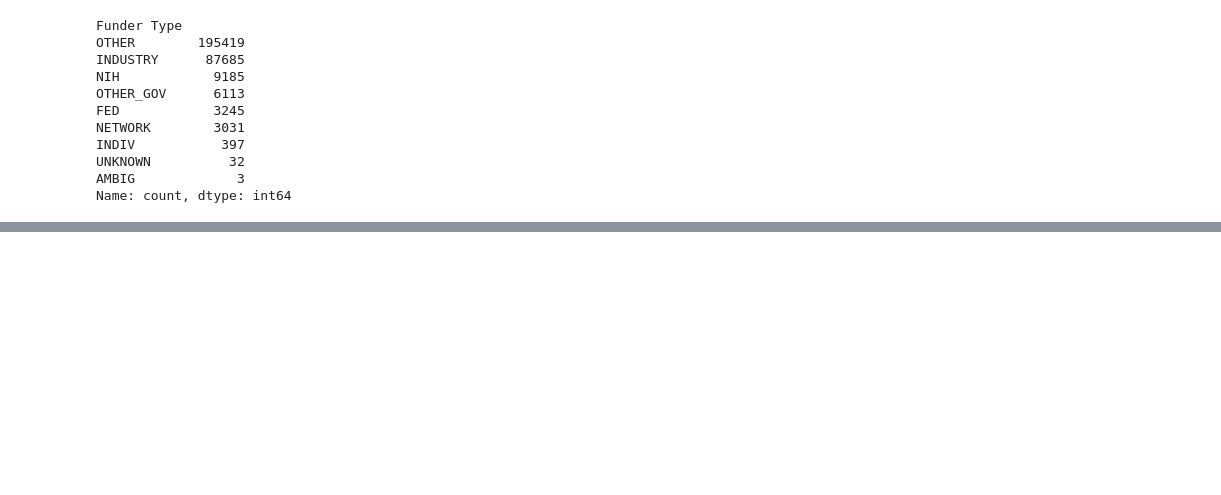
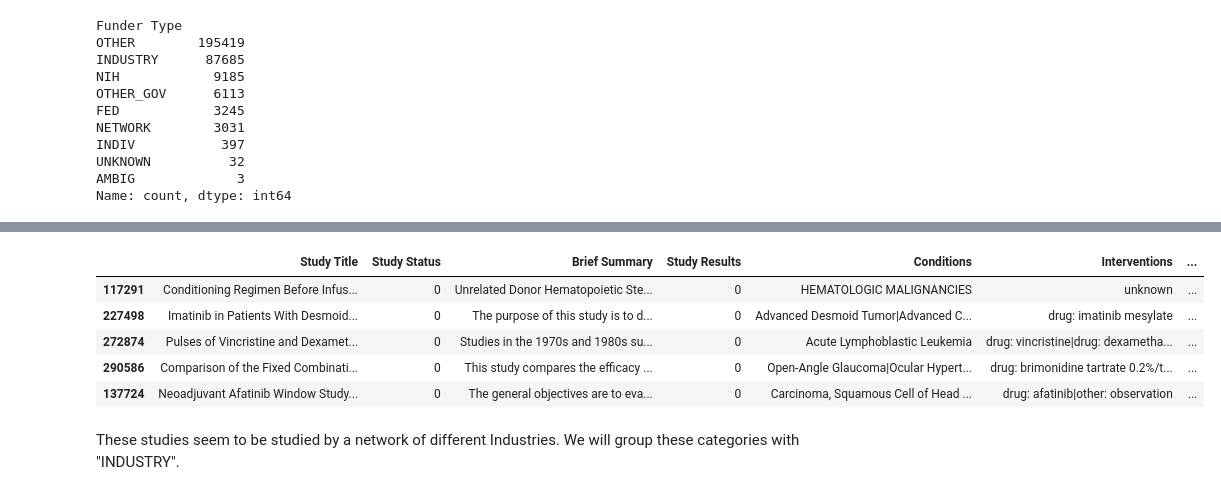
Before and after one commit to clem21chan/Clinical_Trials_Capstone, a Jupyter notebook: Notebooks/2_Preprocessing&EDA.ipynb, the cells around one changed output, grey strips where cells are left out. Saved outputs shown, nothing was run; the diff lists cells and outputs as text; code cells hidden in the pictures; blank space fills up the shorter version.

```diff
--- a/Notebooks/2_Preprocessing&EDA.ipynb
+++ b/Notebooks/2_Preprocessing&EDA.ipynb
@@ -688,0 +737,12 @@ Name: count, dtype: int64
+# %%
+# Network is next
+df[df['Funder Type']=='NETWORK'].sample(5)
+# %% [output]
+|  | Study Title | Study Status | Brief Summary | Study Results | Conditions | Interventions | ... |
+| 117291 | Conditioning Regimen Before Infus... | 0 | Unrelated Donor Hematopoietic Ste... | 0 | HEMATOLOGIC MALIGNANCIES | unknown | ... |
+| 227498 | Imatinib in Patients With Desmoid... | 0 | The purpose of this study is to d... | 0 | Advanced Desmoid Tumor|Advanced C... | drug: imatinib mesylate | ... |
+| 272874 | Pulses of Vincristine and Dexamet... | 0 | Studies in the 1970s and 1980s su... | 0 | Acute Lymphoblastic Leukemia | drug: vincristine|drug: dexametha... | ... |
+| 290586 | Comparison of the Fixed Combinati... | 0 | This study compares the efficacy ... | 0 | Open-Angle Glaucoma|Ocular Hypert... | drug: brimonidine tartrate 0.2%/t... | ... |
+| 137724 | Neoadjuvant Afatinib Window Study... | 0 | The general objectives are to eva... | 0 | Carcinoma, Squamous Cell of Head ... | drug: afatinib|other: observation | ... |
+# %% [markdown]
+These studies seem to be studied by a network of different Industries. We will group these categories with "INDUSTRY".
```
Also changed, not shown: parts of 32 cells of this notebook.
